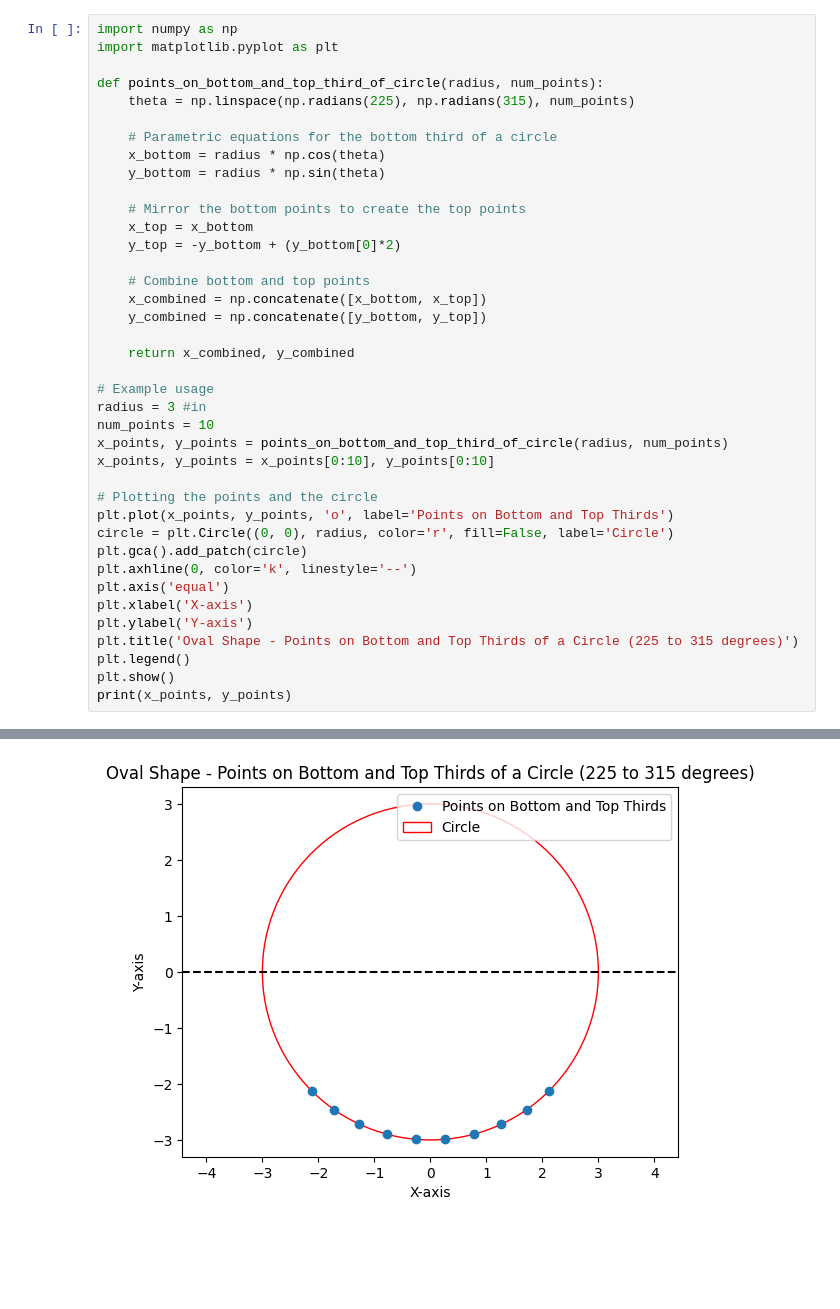
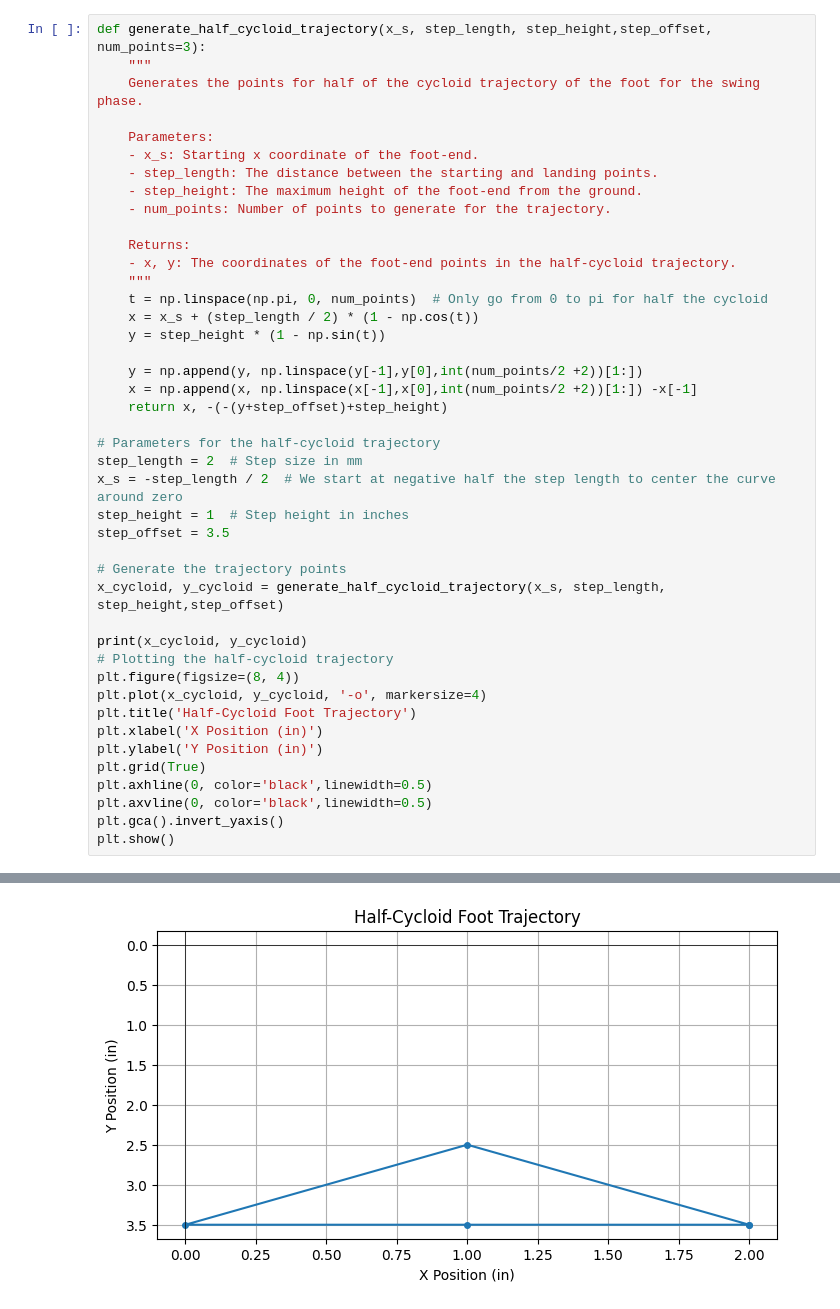
Before and after one commit to aamosu/RRR-Capstone-, a Jupyter notebook: motionPlaning/Trajectory.ipynb, the cells around one changed output, grey strips where cells are left out. Drawn from its saved outputs; the diff is of its cells as text; blank space fills up the shorter version.

```diff
--- a/motionPlaning/Trajectory.ipynb
+++ b/motionPlaning/Trajectory.ipynb
@@ -1,40 +6,44 @@
 # %%
-import numpy as np
-import matplotlib.pyplot as plt
+def generate_half_cycloid_trajectory(x_s, step_length, step_height,step_offset, num_points=3):
+    """
+    Generates the points for half of the cycloid trajectory of the foot for the swing phase.
 
-def points_on_bottom_and_top_third_of_circle(radius, num_points):
-    theta = np.linspace(np.radians(225), np.radians(315), num_points)
+    Parameters:
+    - x_s: Starting x coordinate of the foot-end.
+    - step_length: The distance between the starting and landing points.
+    - step_height: The maximum height of the foot-end from the ground.
+    - num_points: Number of points to generate for the trajectory.
 
-    # Parametric equations for the bottom third of a circle
-    x_bottom = radius * np.cos(theta)
-    y_bottom = radius * np.sin(theta)
+    Returns:
+    - x, y: The coordinates of the foot-end points in the half-cycloid trajectory.
+    """
+    t = np.linspace(np.pi, 0, num_points)  # Only go from 0 to pi for half the cycloid
+    x = x_s + (step_length / 2) * (1 - np.cos(t))
+    y = step_height * (1 - np.sin(t))
 
-    # Mirror the bottom points to create the top points
-    x_top = x_bottom
-    y_top = -y_bottom + (y_bottom[0]*2)
+    y = np.append(y, np.linspace(y[-1],y[0],int(num_points/2 +2))[1:])
+    x = np.append(x, np.linspace(x[-1],x[0],int(num_points/2 +2))[1:]) -x[-1]
+    return x, -(-(y+step_offset)+step_height)
 
-    # Combine bottom and top points
-    x_combined = np.concatenate([x_bottom, x_top])
-    y_combined = np.concatenate([y_bottom, y_top])
+# Parameters for the half-cycloid trajectory
+step_length = 2  # Step size in mm
+x_s = -step_length / 2  # We start at negative half the step length to center the curve around zero
+step_height = 1  # Step height in inches
+step_offset = 3.5
 
-    return x_combined, y_combined
+# Generate the trajectory points
+x_cycloid, y_cycloid = generate_half_cycloid_trajectory(x_s, step_length, step_height,step_offset)
 
-# Example usage
-radius = 3 #in
-num_points = 10
-x_points, y_points = points_on_bottom_and_top_third_of_circle(radius, num_points)
-x_points, y_points = x_points[0:10], y_points[0:10]
-
-# Plotting the points and the circle
-plt.plot(x_points, y_points, 'o', label='Points on Bottom and Top Thirds')
-circle = plt.Circle((0, 0), radius, color='r', fill=False, label='Circle')
-plt.gca().add_patch(circle)
-plt.axhline(0, color='k', linestyle='--')
-plt.axis('equal')
-plt.xlabel('X-axis')
-plt.ylabel('Y-axis')
-plt.title('Oval Shape - Points on Bottom and Top Thirds of a Circle (225 to 315 degrees)')
-plt.legend()
+print(x_cycloid, y_cycloid)
+# Plotting the half-cycloid trajectory
+plt.figure(figsize=(8, 4))
+plt.plot(x_cycloid, y_cycloid, '-o', markersize=4)
+plt.title('Half-Cycloid Foot Trajectory')
+plt.xlabel('X Position (in)')
+plt.ylabel('Y Position (in)')
+plt.grid(True)
+plt.axhline(0, color='black',linewidth=0.5)
+plt.axvline(0, color='black',linewidth=0.5)
+plt.gca().invert_yaxis()
 plt.show()
-print(x_points, y_points)
 # %% [output]
@@ -41 +51 @@ print(x_points, y_points)
-[figure, old version]
+[figure, new version]
```
Also changed, not shown: parts of 6 cells of this notebook, 4 other files.
